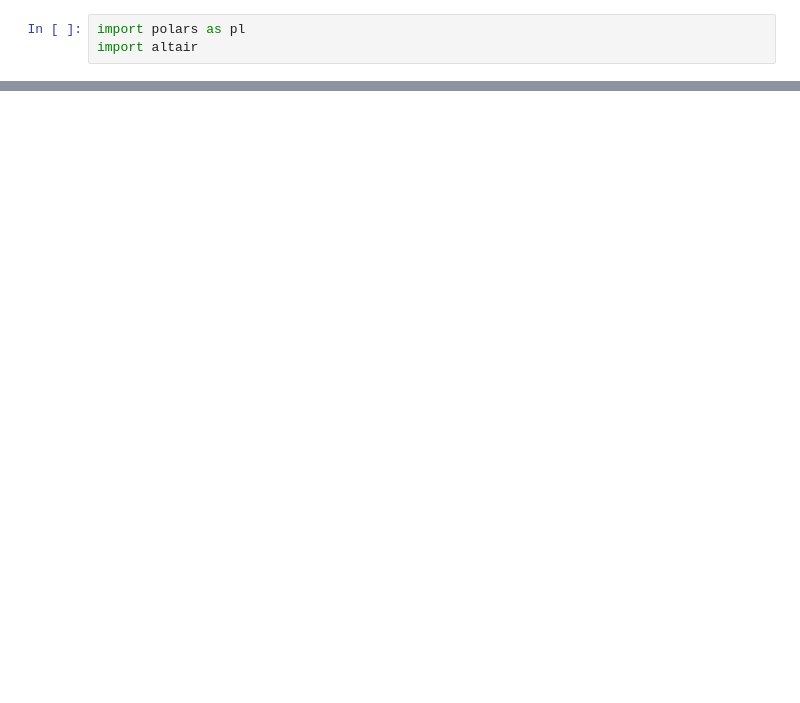
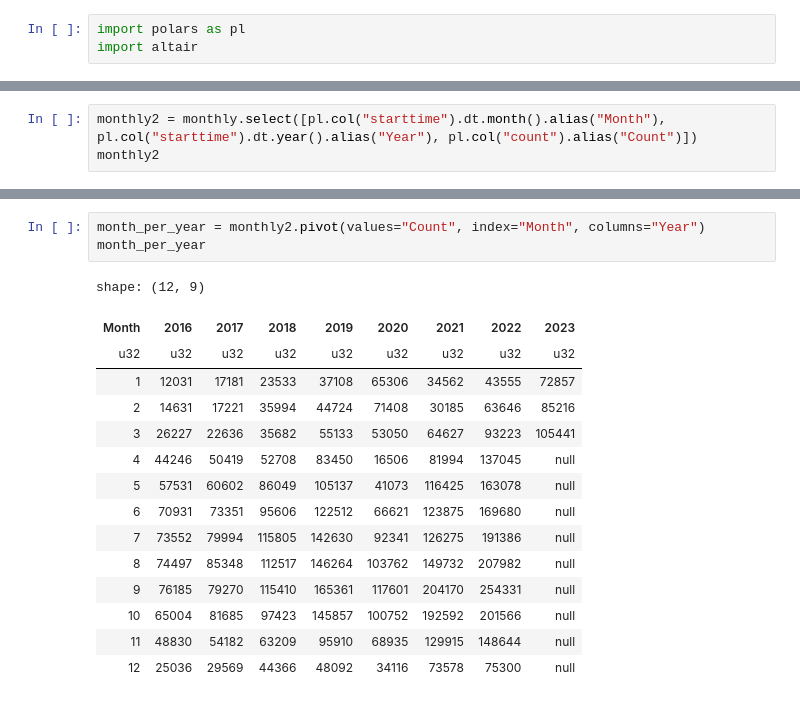
Before and after one commit to itamarst/cambridge-bicycle-usage, a Jupyter notebook: bluebikes.ipynb, the cells around one changed output, grey strips where cells are left out. Saved outputs shown, nothing was run; the diff lists cells and outputs as text; blank space fills up the shorter version.

```diff
--- a/bluebikes.ipynb
+++ b/bluebikes.ipynb
@@ -101,3 +120,6 @@ display(linechart(yearly, 'Yearly Bluebikes rides starting/ending in Cambridge')
 # %% [output]
 [interactive output not drawn]
 [interactive output not drawn]
+# %%
+monthly2 = monthly.select([pl.col("starttime").dt.month().alias("Month"), pl.col("starttime").dt.year().alias("Year"), pl.col("count").alias("Count")])
+monthly2
@@ -103,0 +146,19 @@ display(linechart(yearly, 'Yearly Bluebikes rides starting/ending in Cambridge')
+# %%
+month_per_year = monthly2.pivot(values="Count", index="Month", columns="Year")
+month_per_year
+# %% [output]
+shape: (12, 9)
+| Month | 2016 | 2017 | 2018 | 2019 | 2020 | 2021 | 2022 | 2023 |
+| u32 | u32 | u32 | u32 | u32 | u32 | u32 | u32 | u32 |
+| 1 | 12031 | 17181 | 23533 | 37108 | 65306 | 34562 | 43555 | 72857 |
+| 2 | 14631 | 17221 | 35994 | 44724 | 71408 | 30185 | 63646 | 85216 |
+| 3 | 26227 | 22636 | 35682 | 55133 | 53050 | 64627 | 93223 | 105441 |
+| 4 | 44246 | 50419 | 52708 | 83450 | 16506 | 81994 | 137045 | null |
+| 5 | 57531 | 60602 | 86049 | 105137 | 41073 | 116425 | 163078 | null |
+| 6 | 70931 | 73351 | 95606 | 122512 | 66621 | 123875 | 169680 | null |
+| 7 | 73552 | 79994 | 115805 | 142630 | 92341 | 126275 | 191386 | null |
+| 8 | 74497 | 85348 | 112517 | 146264 | 103762 | 149732 | 207982 | null |
+| 9 | 76185 | 79270 | 115410 | 165361 | 117601 | 204170 | 254331 | null |
+| 10 | 65004 | 81685 | 97423 | 145857 | 100752 | 192592 | 201566 | null |
+| 11 | 48830 | 54182 | 63209 | 95910 | 68935 | 129915 | 148644 | null |
+| 12 | 25036 | 29569 | 44366 | 48092 | 34116 | 73578 | 75300 | null |
```
Also changed, not shown: parts of 7 cells of this notebook, 8 other files.
